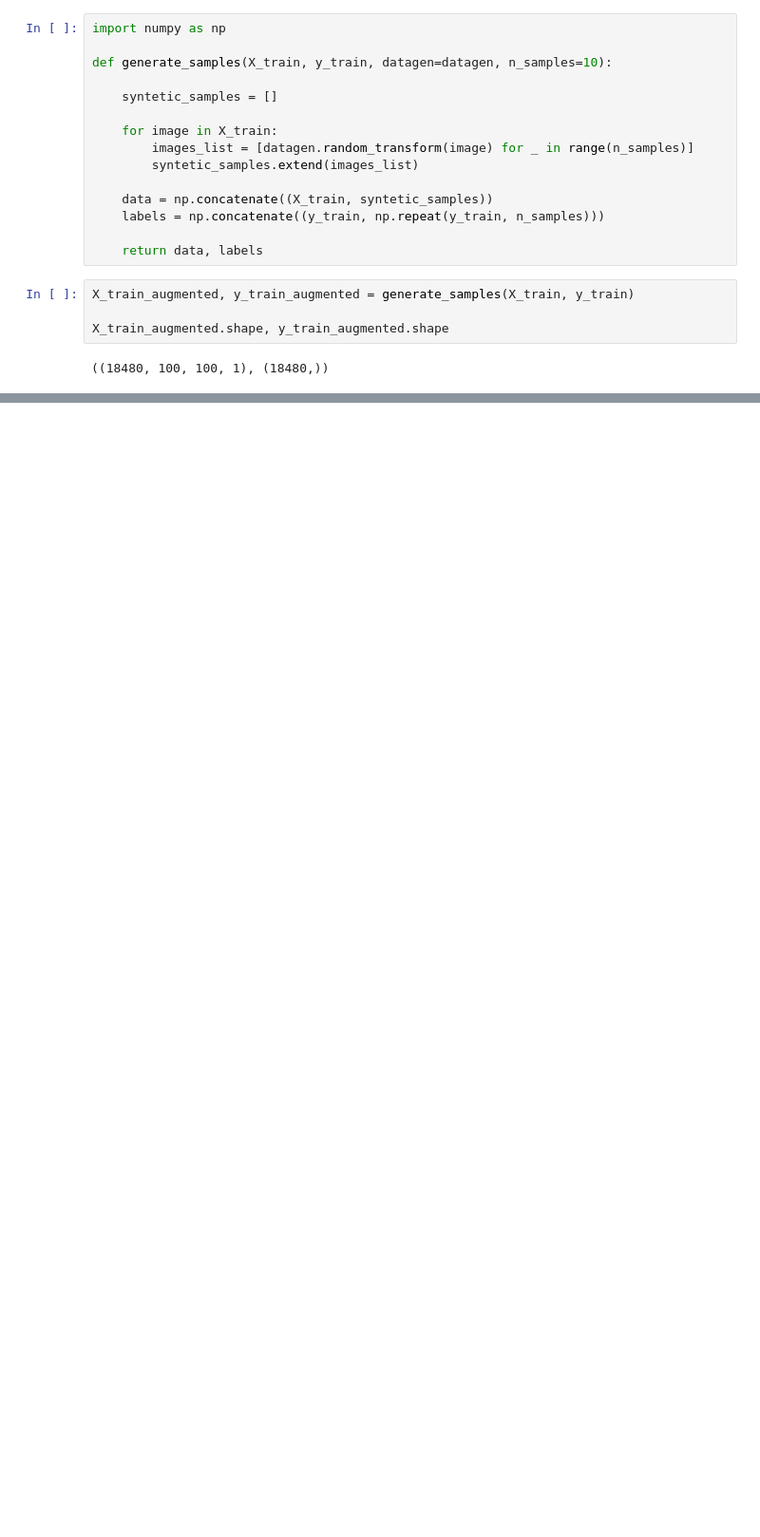
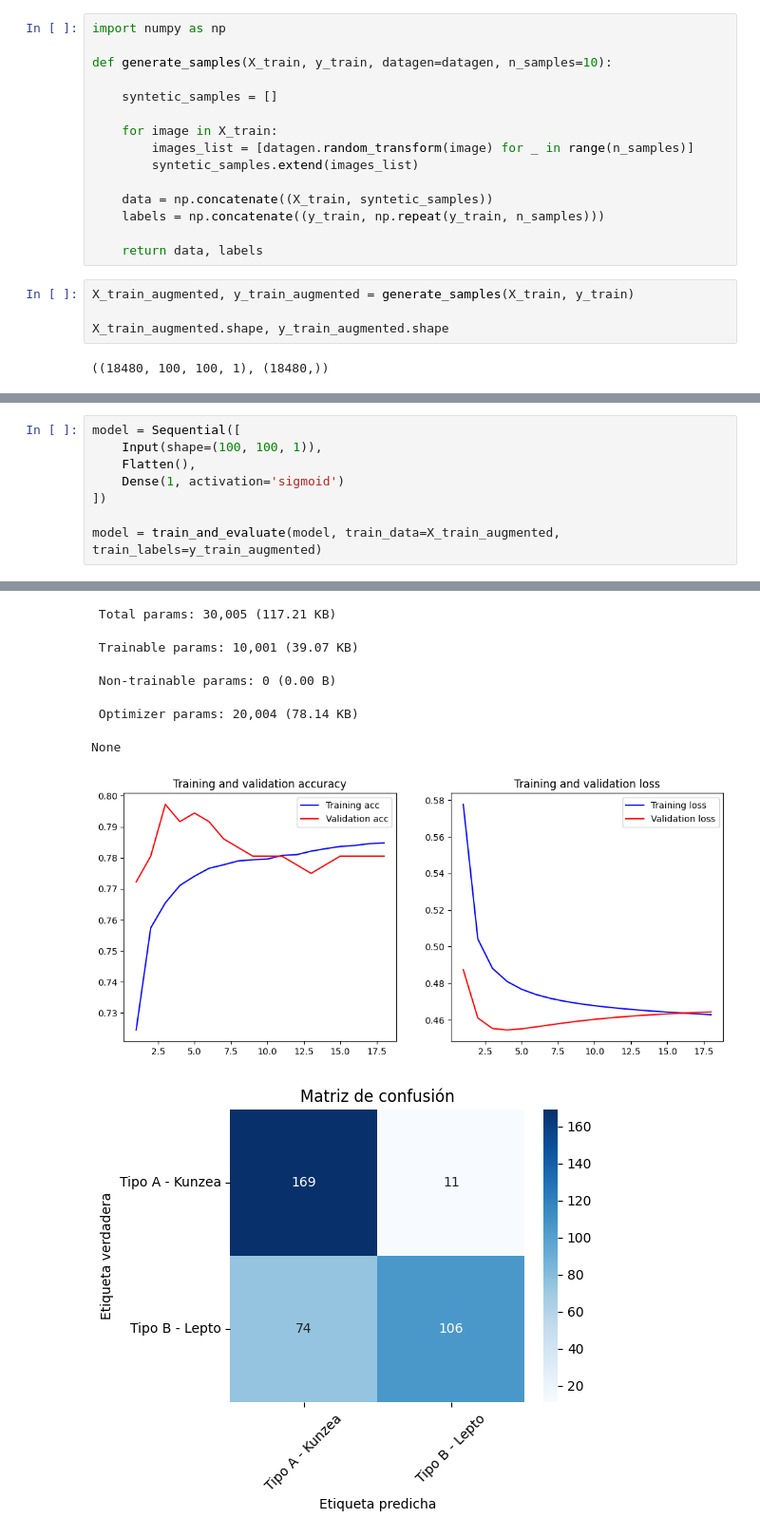
Before and after one commit to davidgc14/Mineria-Datos-UNED, a Jupyter notebook: Practica-3/laboratorio.ipynb, the cells around one changed output, grey strips where cells are left out. Shown at 95% size. Saved outputs shown, nothing was run; the diff lists cells and outputs as text; blank space fills up the shorter version.

```diff
--- a/Practica-3/laboratorio.ipynb
+++ b/Practica-3/laboratorio.ipynb
@@ -257,0 +398,9 @@ X_train_augmented.shape, y_train_augmented.shape
+# %%
+model = Sequential([
+    Input(shape=(100, 100, 1)),
+    Flatten(),
+    Dense(1, activation='sigmoid')
+])
+
+model = train_and_evaluate(model, train_data=X_train_augmented, train_labels=y_train_augmented)
+# %% [output]
@@ -257,0 +431,7 @@ X_train_augmented.shape, y_train_augmented.shape
+ Total params: 30,005 (117.21 KB)
+ Trainable params: 10,001 (39.07 KB)
+ Non-trainable params: 0 (0.00 B)
+ Optimizer params: 20,004 (78.14 KB)
+None
+[figure, added]
+[figure, added]
```
Also changed, not shown: parts of 32 cells of this notebook.
